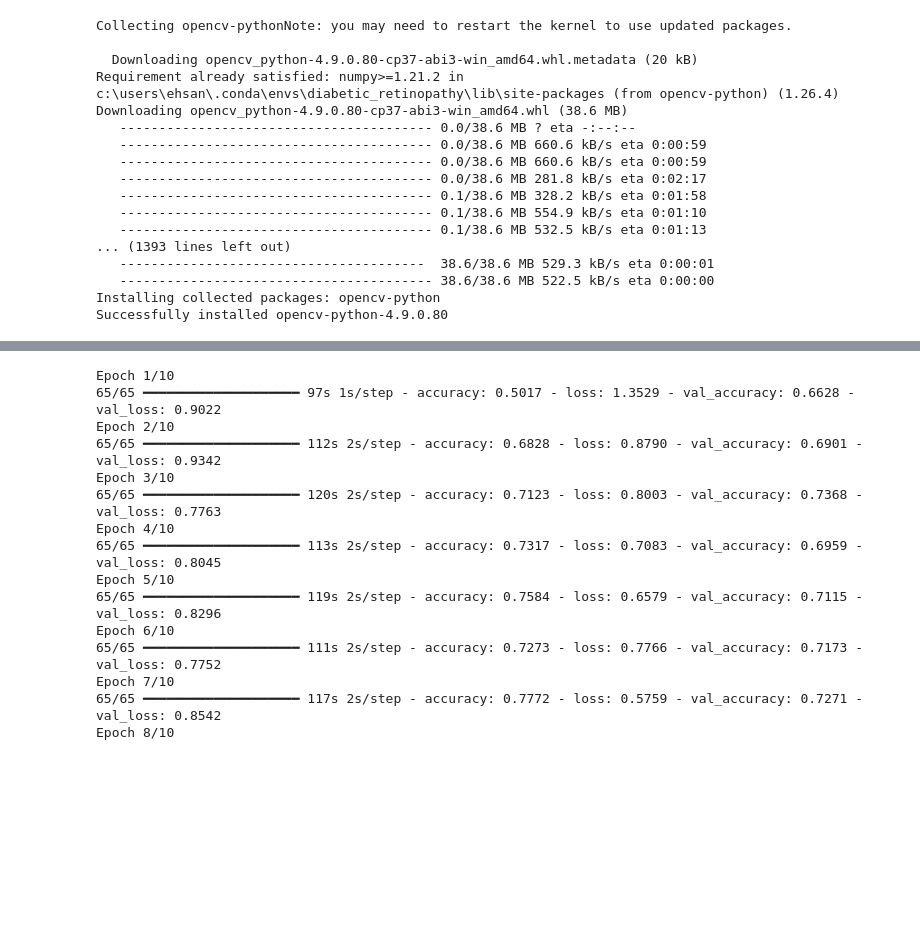
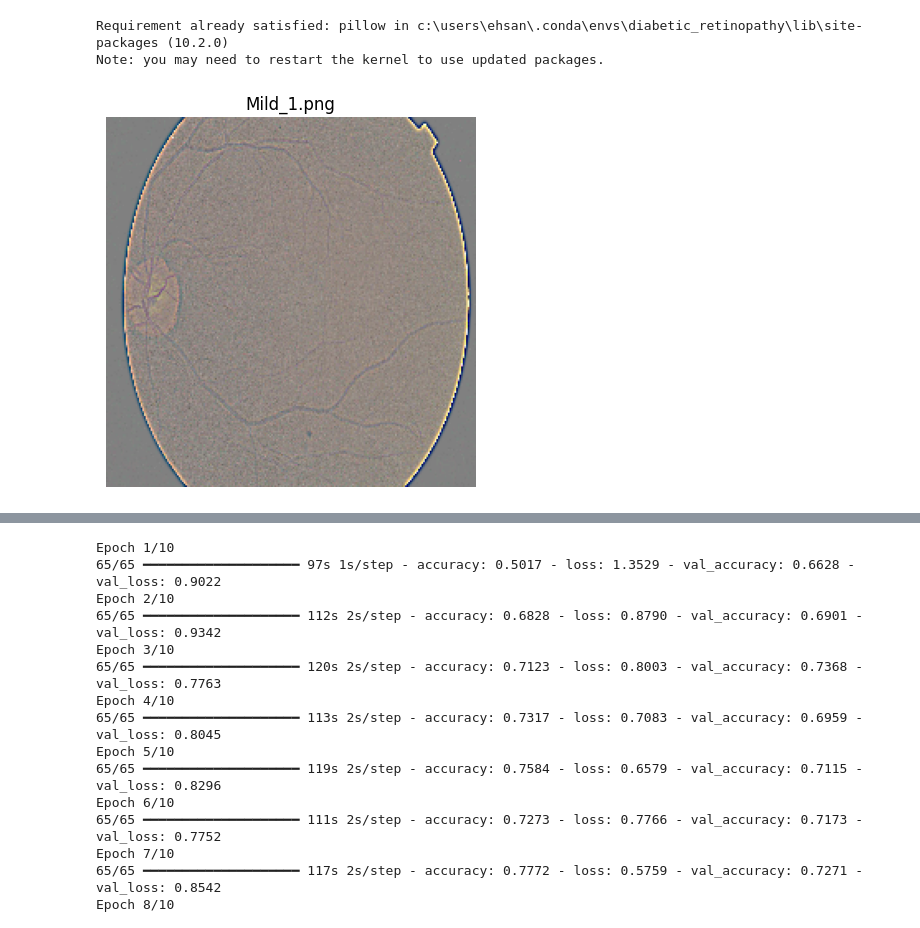
Before and after one commit to ehsankhani/Diabetic-Retinopathy-Detection-using-Transfer-Learning, a Jupyter notebook: Untitled.ipynb, the cells around one changed output, grey strips where cells are left out. Cells and saved outputs as stored; diff of their text form; code cells hidden in the pictures; blank space fills up the shorter version.

```diff
--- a/Untitled.ipynb
+++ b/Untitled.ipynb
@@ -1,23 +1,8 @@
 # %%
-pip install opencv-python
+pip install pillow
 # %% [output]
-Collecting opencv-pythonNote: you may need to restart the kernel to use updated packages.
-
-  Downloading opencv_python-4.9.0.80-cp37-abi3-win_amd64.whl.metadata (20 kB)
-Requirement already satisfied: numpy>=1.21.2 in c:\users\ehsan\.conda\envs\diabetic_retinopathy\lib\site-packages (from opencv-python) (1.26.4)
-Downloading opencv_python-4.9.0.80-cp37-abi3-win_amd64.whl (38.6 MB)
-   ---------------------------------------- 0.0/38.6 MB ? eta -:--:--
-   ---------------------------------------- 0.0/38.6 MB 660.6 kB/s eta 0:00:59
-   ---------------------------------------- 0.0/38.6 MB 660.6 kB/s eta 0:00:59
-   ---------------------------------------- 0.0/38.6 MB 281.8 kB/s eta 0:02:17
-   ---------------------------------------- 0.1/38.6 MB 328.2 kB/s eta 0:01:58
-   ---------------------------------------- 0.1/38.6 MB 554.9 kB/s eta 0:01:10
-   ---------------------------------------- 0.1/38.6 MB 532.5 kB/s eta 0:01:13
-... (1393 lines left out)
-   ---------------------------------------  38.6/38.6 MB 529.3 kB/s eta 0:00:01
-   ---------------------------------------- 38.6/38.6 MB 522.5 kB/s eta 0:00:00
-Installing collected packages: opencv-python
-Successfully installed opencv-python-4.9.0.80
+Requirement already satisfied: pillow in c:\users\ehsan\.conda\envs\diabetic_retinopathy\lib\site-packages (10.2.0)
+Note: you may need to restart the kernel to use updated packages.
 # %%
 import os
 import sys
@@ -41,6 +27,22 @@ NUM_CLASSES = 5
 # Define paths to train and test directories
 train_dir = 'data_prep/train'
 test_dir = 'data_prep/test'
+# %%
+# Get list of files in the train directory
+train_files = os.listdir(train_dir)
+
+# Select the first image from the train directory
+example_image = train_files[0]
+example_image_path = os.path.join(train_dir, example_image)
+
+# Load and display the example image
+image = plt.imread(example_image_path)
+plt.imshow(image)
+plt.title(example_image)
+plt.axis('off')
+plt.show()
+# %% [output]
+[figure, added]
 # %%
 # Function to extract label from filename
 def extract_label(filename):
```
Also changed, not shown: parts of 3 cells of this notebook.
